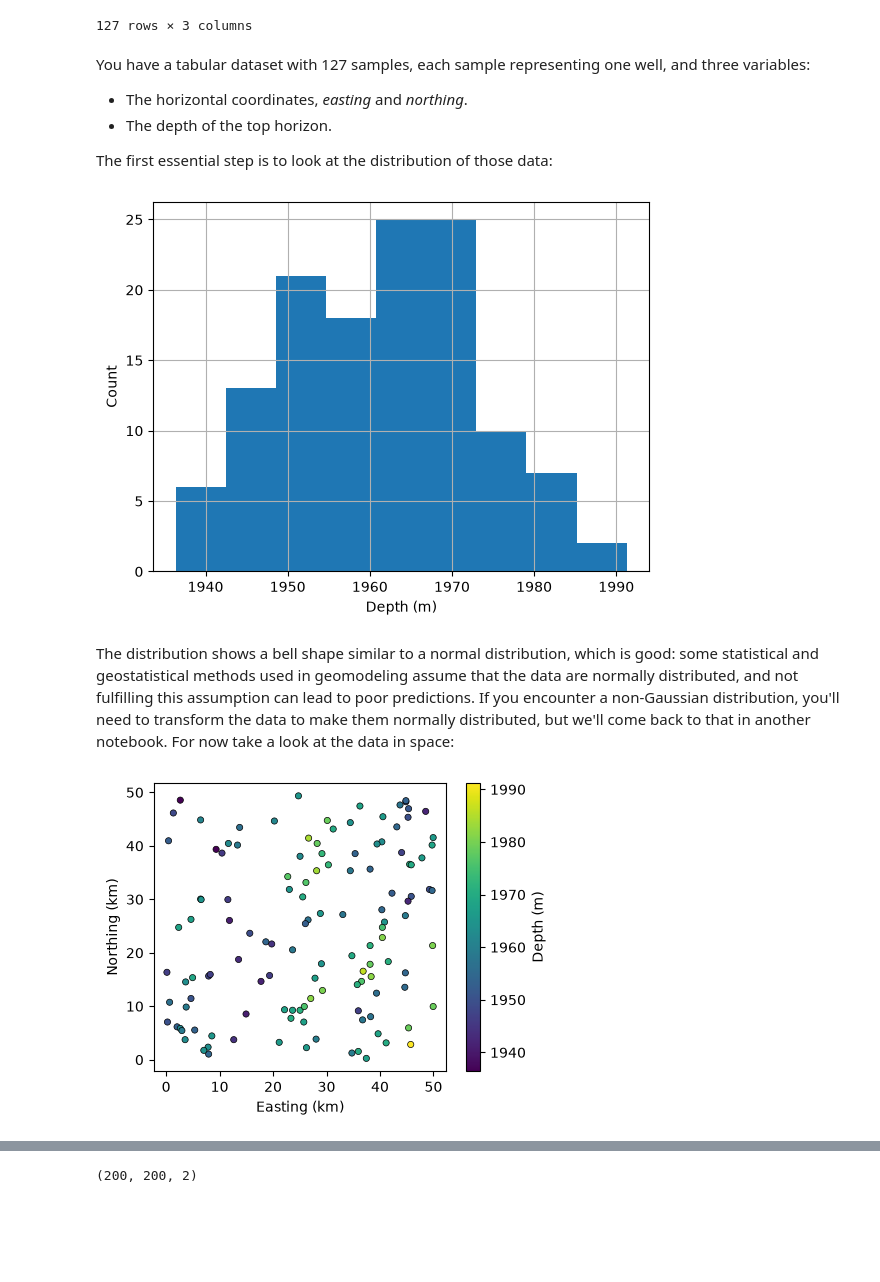
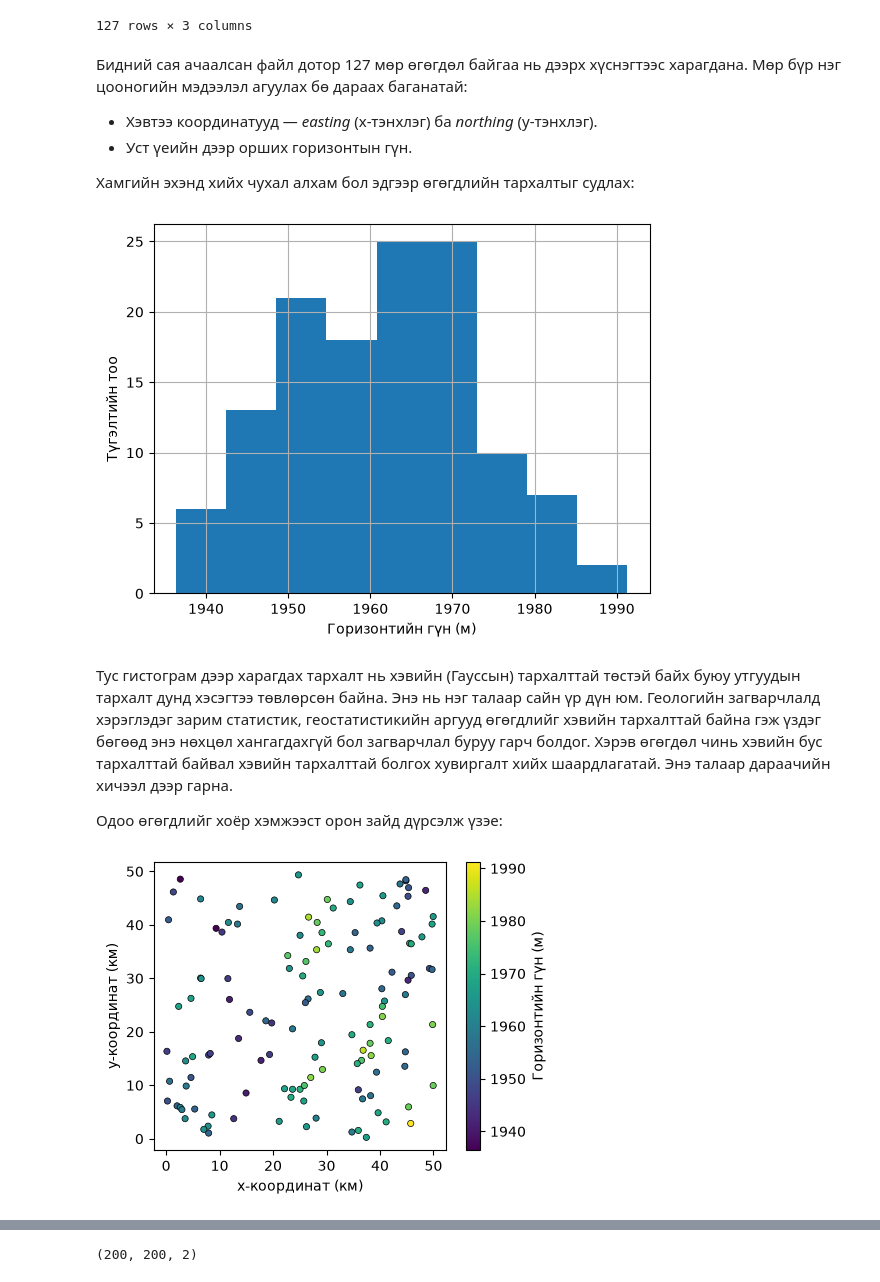
Before and after one commit to num-sgas/learn-num-sgas, a Jupyter notebook: courses/geostatistics/02-spatial-prediction/01-simple-spatial-predictions.ipynb, the cells around one changed output, grey strips where cells are left out. Cells and saved outputs as stored; diff of their text form; code cells hidden in the pictures; blank space fills up the shorter version.

```diff
--- a/courses/geostatistics/02-spatial-prediction/01-simple-spatial-predictions.ipynb
+++ b/courses/geostatistics/02-spatial-prediction/01-simple-spatial-predictions.ipynb
@@ -61,29 +61,32 @@ data
 | 126 | 0.45 | 40.95 | 1952.270434 |
 127 rows × 3 columns
 # %% [markdown]
-You have a tabular dataset with 127 samples, each sample representing one well, and three variables:
- * The horizontal coordinates, *easting* and *northing*.
- * The depth of the top horizon.
+Бидний сая ачаалсан файл дотор 127 мөр өгөгдөл байгаа нь дээрх хүснэгтээс харагдана. Мөр бүр нэг цооногийн мэдээлэл агуулах бө дараах баганатай:
+ * Хэвтээ координатууд — *easting* (х-тэнхлэг) ба *northing* (y-тэнхлэг).
+ * Уст үеийн дээр орших горизонтын гүн.
 
-The first essential step is to look at the distribution of those data:
+Хамгийн эхэнд хийх чухал алхам бол эдгээр өгөгдлийн тархалтыг судлах:
 # %%
-# Plot the histogram of Depth using Pandas functionalities
+# Гүний утгуудаар хистограм гаргахад pandas модулийн функцийг ашиглая
 ax = data['Depth'].hist(bins='auto')
-# Set some legend elements
-ax.set(xlabel='Depth (m)', ylabel='Count');
+# Гаргасан зургийн тэнхлэгүүдэд нэр оноох
+ax.set(xlabel='Горизонтийн гүн (м)', ylabel='Түгэлтийн тоо');
 # %% [output]
-[figure, old version]
+[figure, new version]
 # %% [markdown]
-The distribution shows a bell shape similar to a normal distribution, which is good: some statistical and geostatistical methods used in geomodeling assume that the data are normally distributed, and not fulfilling this assumption can lead to poor predictions. If you encounter a non-Gaussian distribution, you'll need to transform the data to make them normally distributed, but we'll come back to that in another notebook. For now take a look at the data in space:
+Тус гистограм дээр харагдах тархалт нь хэвийн (Гауссын) тархалттай төстэй байх буюу утгуудын тархалт дунд хэсэгтээ төвлөрсөн байна. Энэ нь нэг талаар сайн үр дүн юм. Геологийн загварчлалд хэрэглэдэг зарим статистик, геостатистикийн аргууд өгөгдлийг хэвийн тархалттай байна гэж үздэг бөгөөд энэ нөхцөл хангагдахгүй бол загварчлал буруу гарч болдог. Хэрэв өгөгдөл чинь хэвийн бус тархалттай байвал хэвийн тархалттай болгох хувиргалт хийх шаардлагатай. Энэ талаар дараачийн хичээл дээр гарна.
+
+Одоо өгөгдлийг хоёр хэмжээст орон зайд дүрсэлж үзэе:
 # %%
 fig, ax = plt.subplots(figsize=(5, 3.75))
 
-# Plot the wells (topview) colored by depth
+# Цооногийн байршлийг харуулж, гүний утгуудаар дүрслэх
 sc = ax.scatter(data['Easting'], data['Northing'], c=data['Depth'],
                 s=20, edgecolors='k', lw=0.5)
-# Set some legend elements
-fig.colorbar(sc, ax=ax, label='Depth (m)')
-ax.set(xlabel='Easting (km)', ylabel='Northing (km)', aspect='equal');
+
+# Гаргасан зургийн тэнхлэгүүдэд нэр оноох
+fig.colorbar(sc, ax=ax, label='Горизонтийн гүн (м)')
+ax.set(xlabel='х-координат (км)', ylabel='y-координат (км)', aspect='equal');
 # %% [output]
-[figure, old version]
+[figure, new version]
 # %% [markdown]
```
Also changed, not shown: parts of 40 cells of this notebook.
